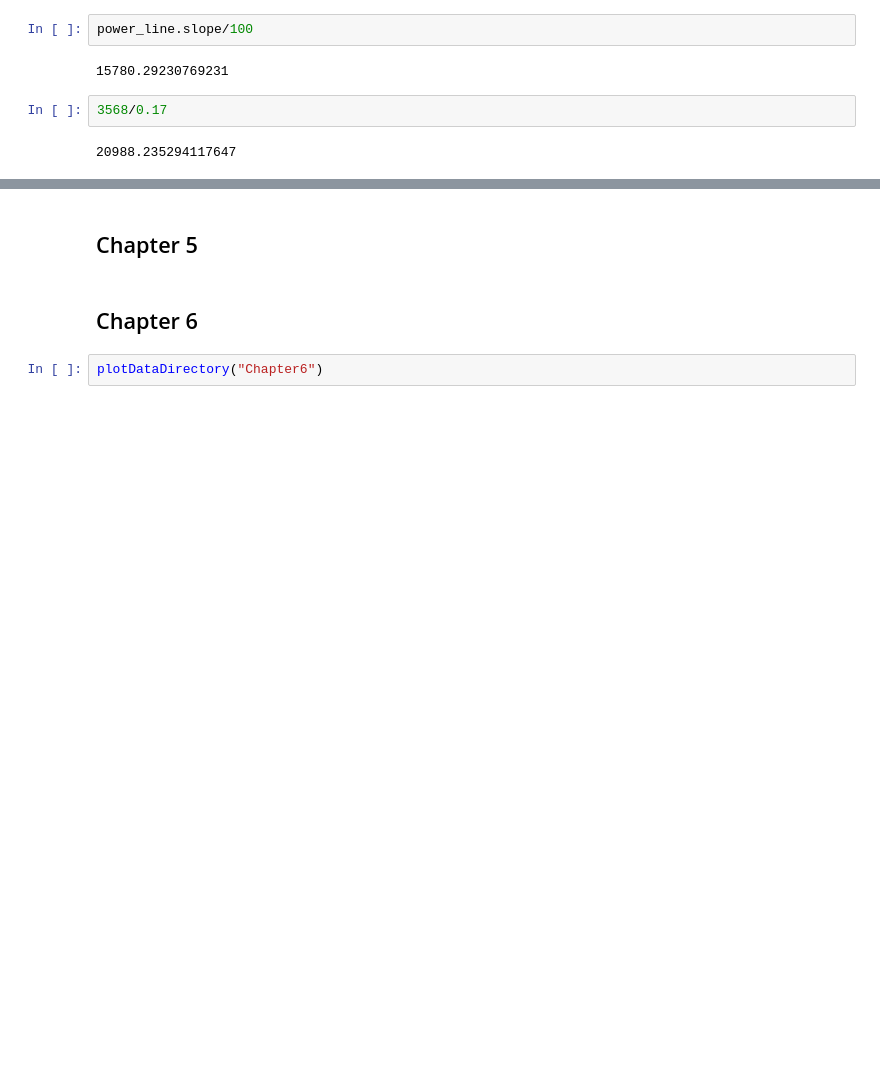
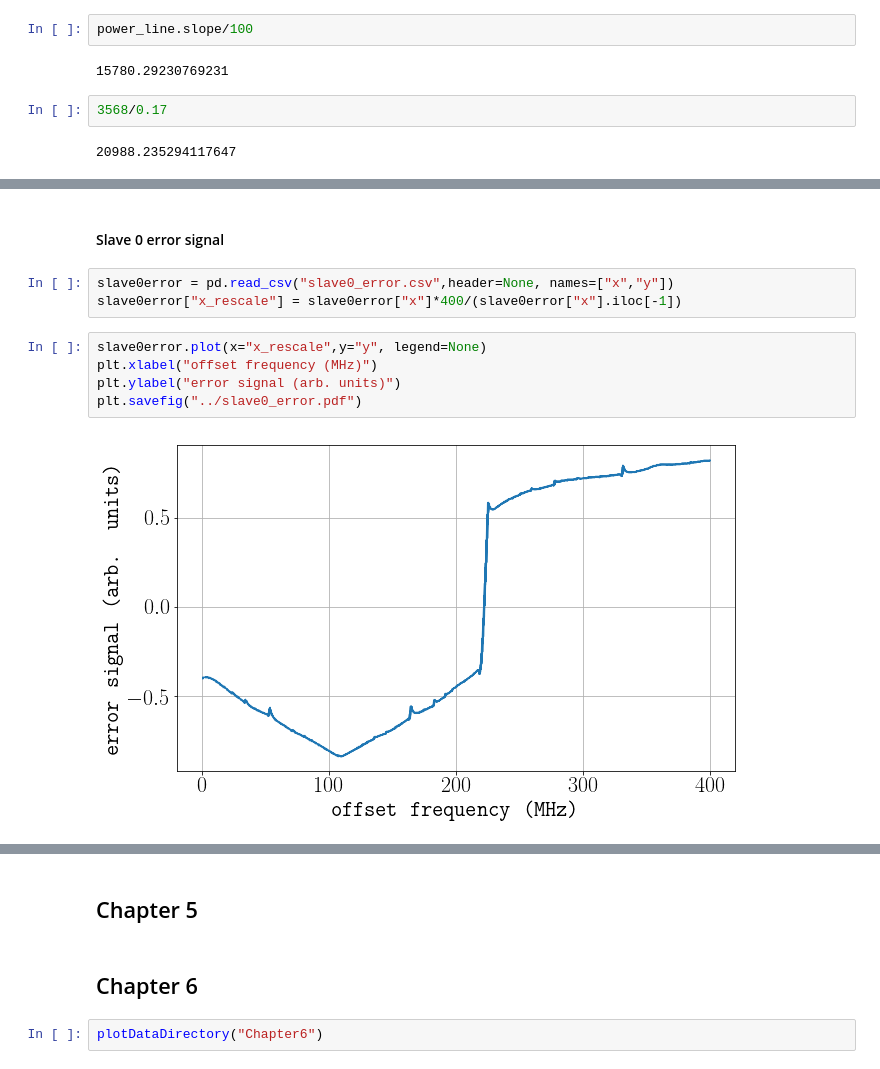
Before and after one commit to jstammers/thesis, a Jupyter notebook: Thesis Plots.ipynb, the cells around one changed output, grey strips where cells are left out. Drawn from its saved outputs; the diff is of its cells as text; blank space fills up the shorter version.

```diff
--- a/Thesis Plots.ipynb
+++ b/Thesis Plots.ipynb
@@ -264,0 +270,12 @@ power_line.slope/100
+# %% [markdown]
+#### Slave 0 error signal
+# %%
+slave0error = pd.read_csv("slave0_error.csv",header=None, names=["x","y"])
+slave0error["x_rescale"] = slave0error["x"]*400/(slave0error["x"].iloc[-1])
+# %%
+slave0error.plot(x="x_rescale",y="y", legend=None)
+plt.xlabel("offset frequency (MHz)")
+plt.ylabel("error signal (arb. units)")
+plt.savefig("../slave0_error.pdf")
+# %% [output]
+[figure, added]
```
Also changed, not shown: parts of 21 cells of this notebook, 24 other files.
